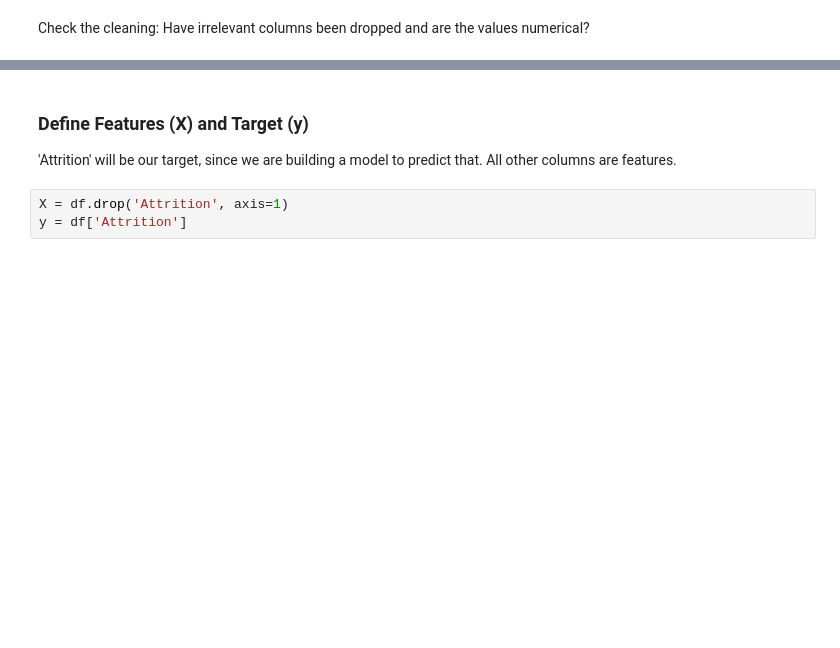
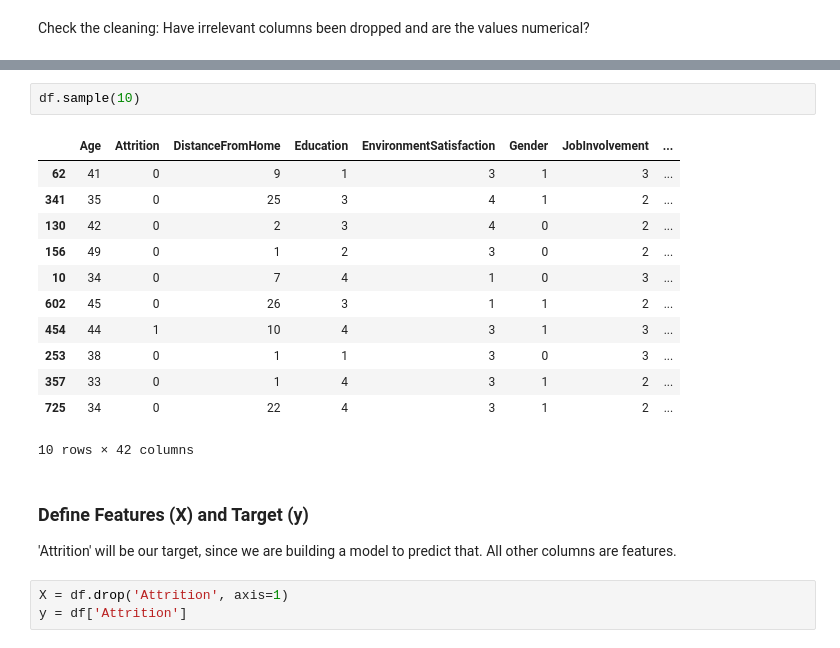
Before and after one commit to Shiihon/MiniProject_group15, a Jupyter notebook: MiniProject_3/3._Supervised_machine_learning_classification/train_test_and_validate.ipynb, the cells around one changed output, grey strips where cells are left out. Saved outputs shown, nothing was run; the diff lists cells and outputs as text; blank space fills up the shorter version.

```diff
--- a/MiniProject_3/3._Supervised_machine_learning_classification/train_test_and_validate.ipynb
+++ b/MiniProject_3/3._Supervised_machine_learning_classification/train_test_and_validate.ipynb
@@ -38,3 +40,18 @@ memory usage: 115.8 KB
+# %%
+df.sample(10)
+# %% [output]
+|  | Age | Attrition | DistanceFromHome | Education | EnvironmentSatisfaction | Gender | JobInvolvement | ... |
+| 62 | 41 | 0 | 9 | 1 | 3 | 1 | 3 | ... |
+| 341 | 35 | 0 | 25 | 3 | 4 | 1 | 2 | ... |
+| 130 | 42 | 0 | 2 | 3 | 4 | 0 | 2 | ... |
+| 156 | 49 | 0 | 1 | 2 | 3 | 0 | 2 | ... |
+| 10 | 34 | 0 | 7 | 4 | 1 | 0 | 3 | ... |
+| 602 | 45 | 0 | 26 | 3 | 1 | 1 | 2 | ... |
+| 454 | 44 | 1 | 10 | 4 | 3 | 1 | 3 | ... |
+| 253 | 38 | 0 | 1 | 1 | 3 | 0 | 3 | ... |
+| 357 | 33 | 0 | 1 | 4 | 3 | 1 | 2 | ... |
+| 725 | 34 | 0 | 22 | 4 | 3 | 1 | 2 | ... |
+10 rows × 42 columns
 # %% [markdown]
 ### Define Features (X) and Target (y)
 'Attrition' will be our target, since we are building a model to predict that. All other columns are features.
```
Also changed, not shown: parts of 7 cells of this notebook.
